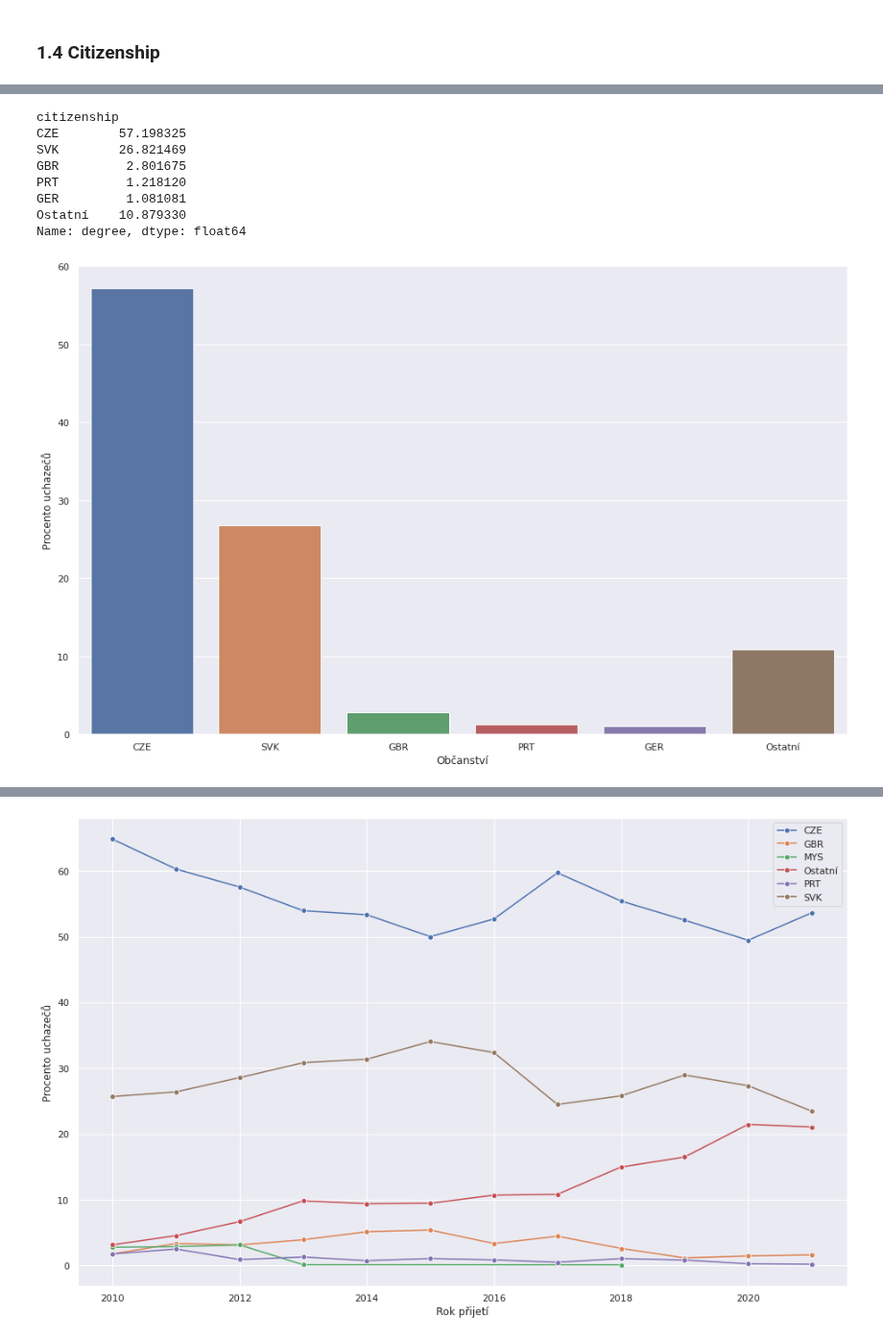
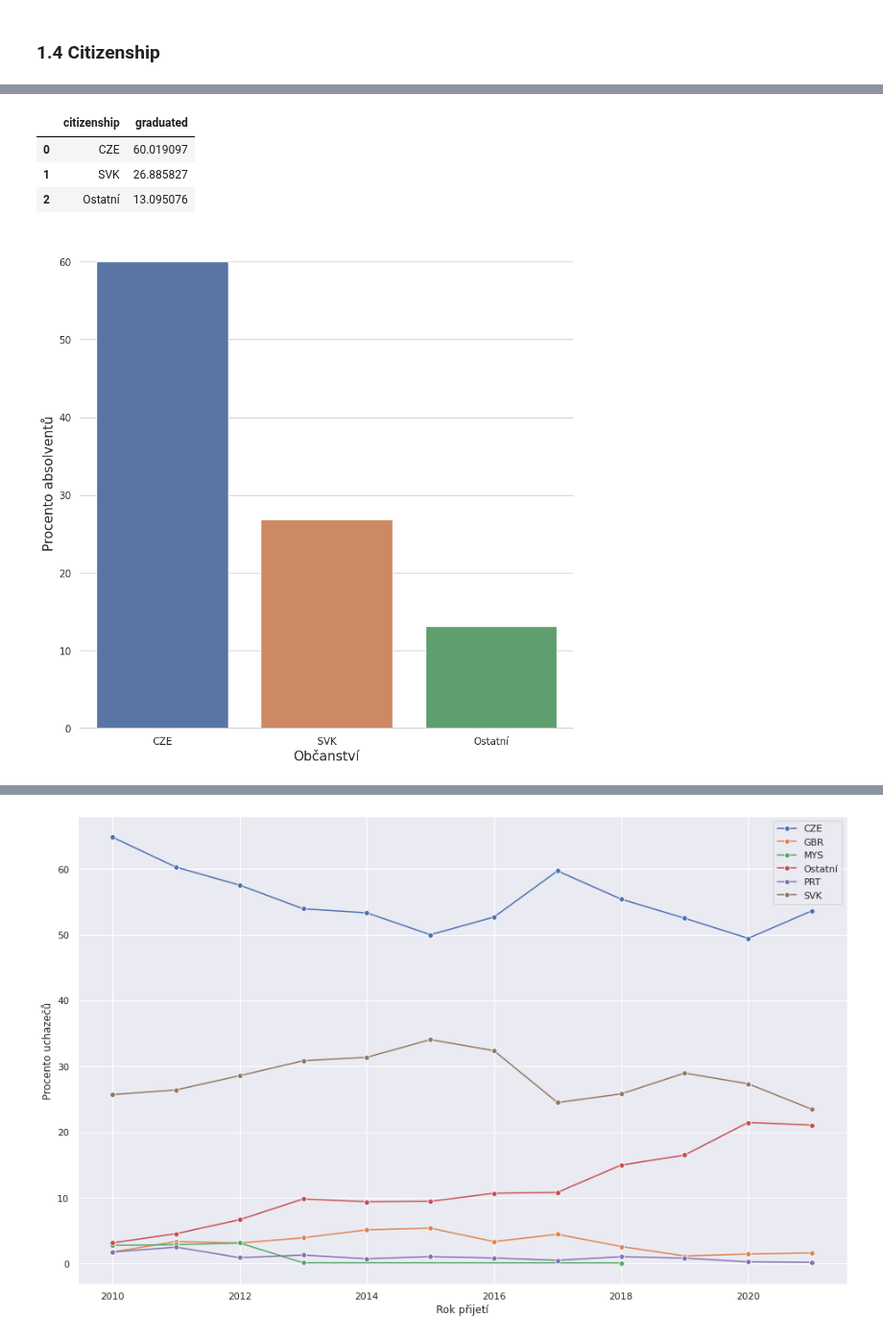
Before and after one commit to opendatalabcz/mapa-zdravi, a Jupyter notebook: src/scripts/visualization.ipynb, the cells around one changed output, grey strips where cells are left out. Shown at 96% size. Drawn from its saved outputs; the diff is of its cells as text; code cells hidden in the pictures.

Commit message:
New graphs and model for final paper

```diff
--- a/src/scripts/visualization.ipynb
+++ b/src/scripts/visualization.ipynb
@@ -164,49 +199,37 @@ plt.show();
 # %%
-N = 5
+N = 2
 
-title = f'Občanství přijatých uchazečů'
-sns.set(rc={'figure.figsize':(16,10)})
+title = f'Občanství absolventů'
 
-citizenship = students.groupby(['citizenship'])['degree'].count()
+sns.set(rc={'figure.figsize':(10,10)})
+sns.set_style("whitegrid")
+
+citizenship = students[students.graduated == True].groupby(['citizenship'])['graduated'].count()
 citizenship = citizenship.sort_values(ascending=False)
 citizenship['Ostatní'] = citizenship[N:].sum()
 citizenship = citizenship.iloc[[*range(N),-1]]
 
-
 citizenship = 100*citizenship/sum(citizenship)
-print(citizenship)
-
-# def fmt(x):
-#     return '{:.1f}%\n({:.0f})'.format(x, citizenship.sum()*x/100)
-
-# plt.pie(citizenship.values,
-#         labels=citizenship.index,
-#         startangle=90,
-#         autopct=fmt,
-#         pctdistance=0.8,
-#         counterclock=False)
-# plt.legend()
-# plt.axis('equal')
+citizenship = citizenship.reset_index()
+display(citizenship)
 
 sns.despine(bottom = True, left = True)
-sns.barplot(citizenship.index, citizenship.values);
+sns.barplot(data=citizenship, x='citizenship', y='graduated');
+
 
 # plt.title(title, fontweight="bold")
-plt.ylabel('Procento uchazečů')
-plt.xlabel('Občanství')
+plt.ylabel('Procento absolventů', fontsize=15)
+plt.xlabel('Občanství', fontsize=15)
 
+sns.despine(left=True)
 
 save_plot(title)
 
 plt.show()
 # %% [output]
-citizenship
-CZE        57.198325
-SVK        26.821469
-GBR         2.801675
-PRT         1.218120
-GER         1.081081
-Ostatní    10.879330
-Name: degree, dtype: float64
+|  | citizenship | graduated |
+| 0 | CZE | 60.019097 |
+| 1 | SVK | 26.885827 |
+| 2 | Ostatní | 13.095076 |
-[figure, old version]
+[figure, new version]
 # %%
```
Also changed, not shown: parts of 7 cells of this notebook, 9 other files.
